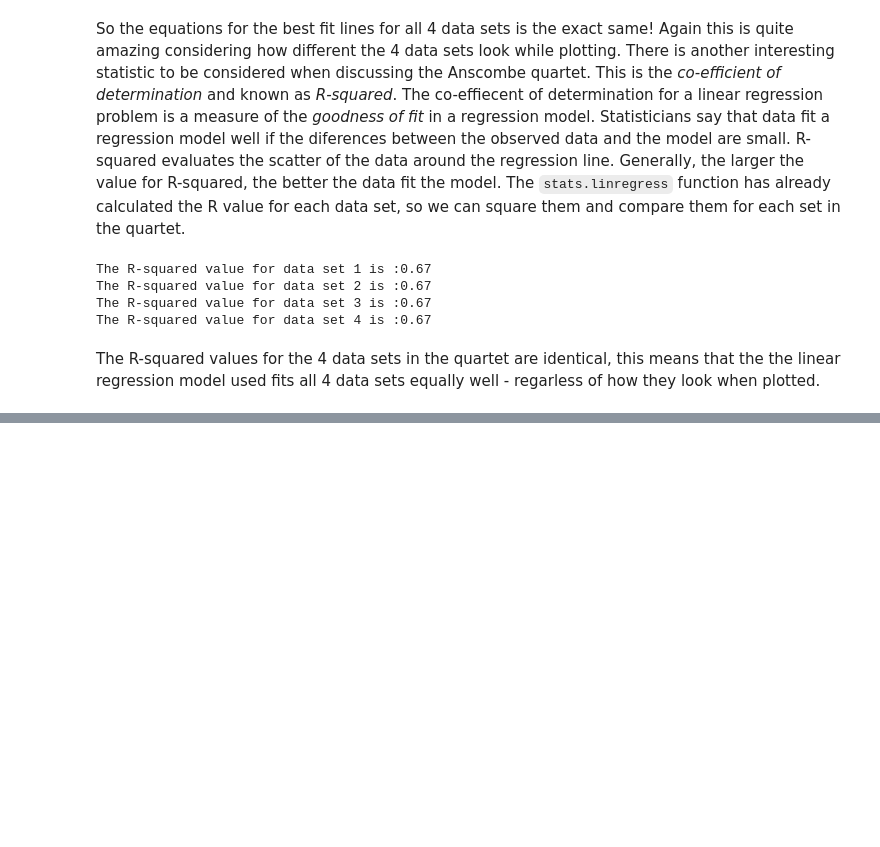
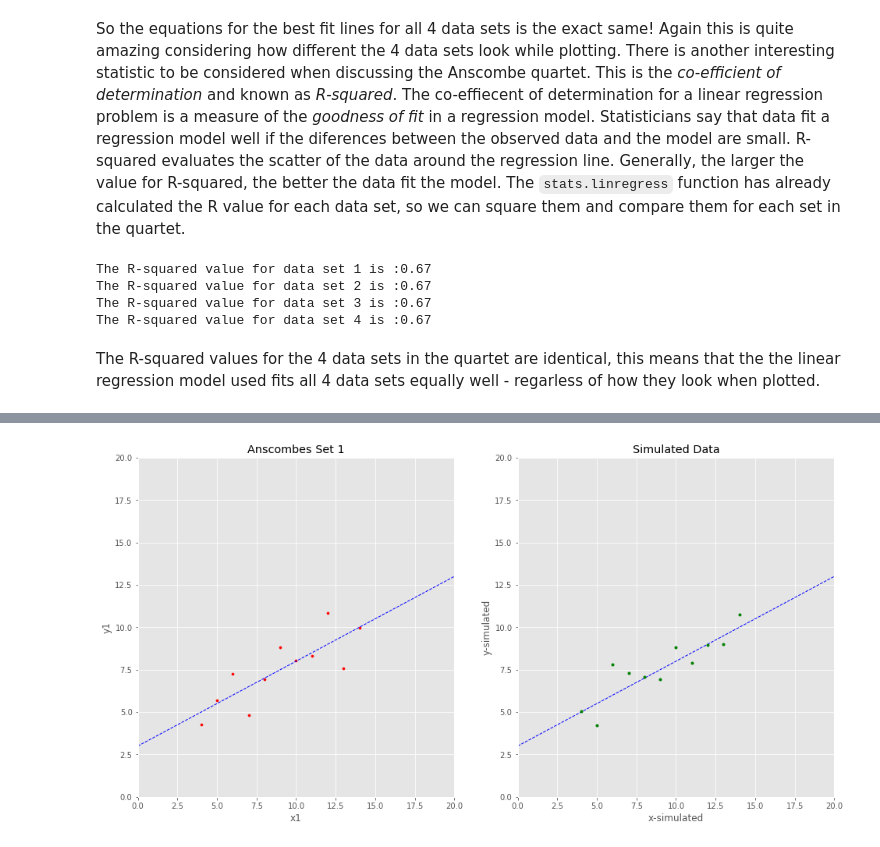
Before and after one commit to shkyler/gmit-foda-exercises, a Jupyter notebook: anscombes.ipynb, the cells around one changed output, grey strips where cells are left out. Cells and saved outputs as stored; diff of their text form; code cells hidden in the pictures; blank space fills up the shorter version.

Commit message:
added discussion on linear regression

```diff
--- a/anscombes.ipynb
+++ b/anscombes.ipynb
@@ -199,0 +219,34 @@ Analyse each set properly
+# %%
+# Resize the plotting window to make it easier to read (https://stackoverflow.com/questions/36367986/how-to-make-inline-plots-in-jupyter-notebook-larger)
+plt.rcParams['figure.figsize'] = [16, 8]
+
+# Plot Set 1 from Anscombes Quartet as a subplot
+# Plot the set
+plt.subplot(1, 2, 1, xlim=(0,20), ylim=(0,20), xlabel=('x1'), ylabel=('y1'), title='Anscombes Set 1')
+plt.scatter(df.loc[:, 'x1'], df.loc[:, 'y1'],c='red', label='Anscombes Set 1', s=10)
+plt.grid(True)
+# Calculate the linear statistics using stats.linregress()
+slope, intercept, r_value, p_value, std_err = stats.linregress(df.loc[:, 'x1'], df.loc[:, 'y1'])
+# Create a range of x values from 0 to 20 (the size of the plot)
+x_vals = np.arange(0,20.1,0.1)
+# Calculate the y values using the slope and intercept calculted
+y_vals = slope * x_vals + intercept
+plt.plot(x_vals, y_vals, 'b-', linestyle='dashed',linewidth=1)
+
+# Plot the line y = 0.5x + 3.0, as a sub plot
+plt.subplot(1, 2, 2, xlim=(0,20), ylim=(0,20), xlabel=('x-simulated'), ylabel=('y-simulated'), title='Simulated Data')
+# Create a range of x values from 0 to 20 (the size of the plot)
+x_sim = np.arange(0,20.1,0.1)
+# Calculate the y values and plot the line with a blue dashed line
+y_sim = 0.5 * x_sim + 3.0
+plt.plot(x_sim, y_sim, 'b-', linestyle='dashed',linewidth=1)
+
+# Create a short list of x values in the range 4 - 14
+x = np.arange(4,15,1.0)
+# Create a list of y values using the best fit line with some simulated normally distributed noise
+y = [0.5*i + 3.0 + np.random.normal() for i in x]
+plt.plot(x,y, 'g.')
+
+plt.show()
+# %% [output]
+[figure, added]
```
Also changed, not shown: parts of 10 cells of this notebook.
